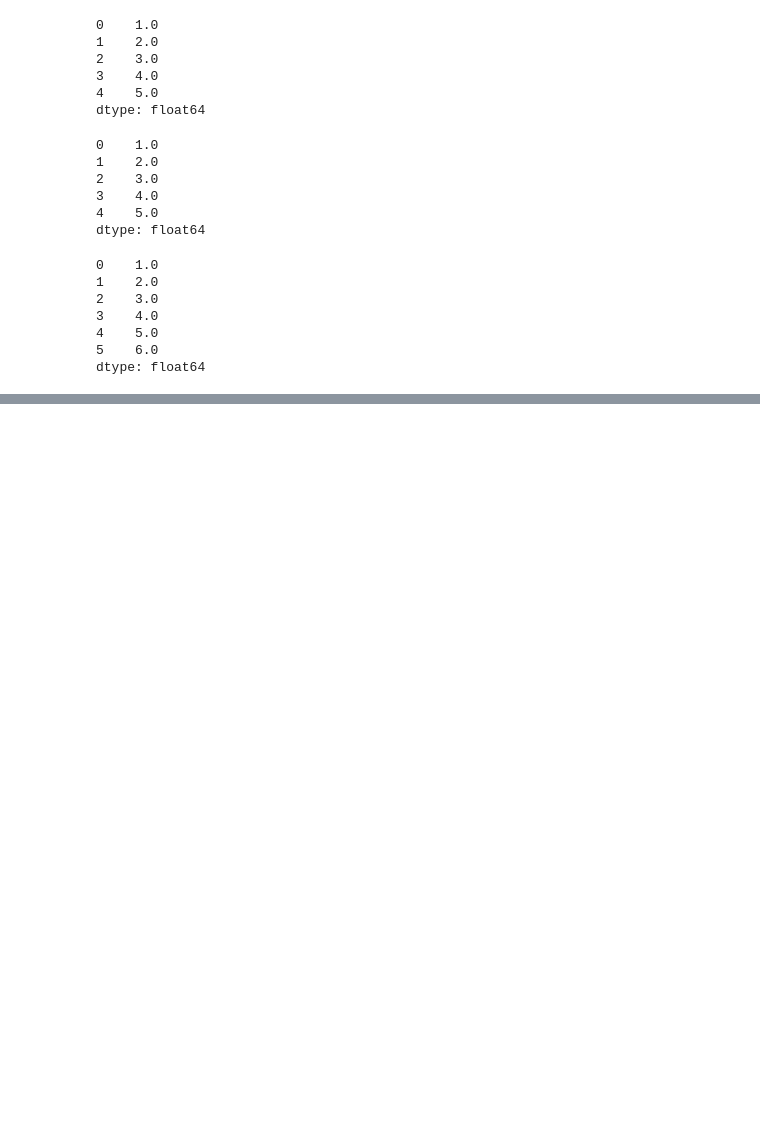
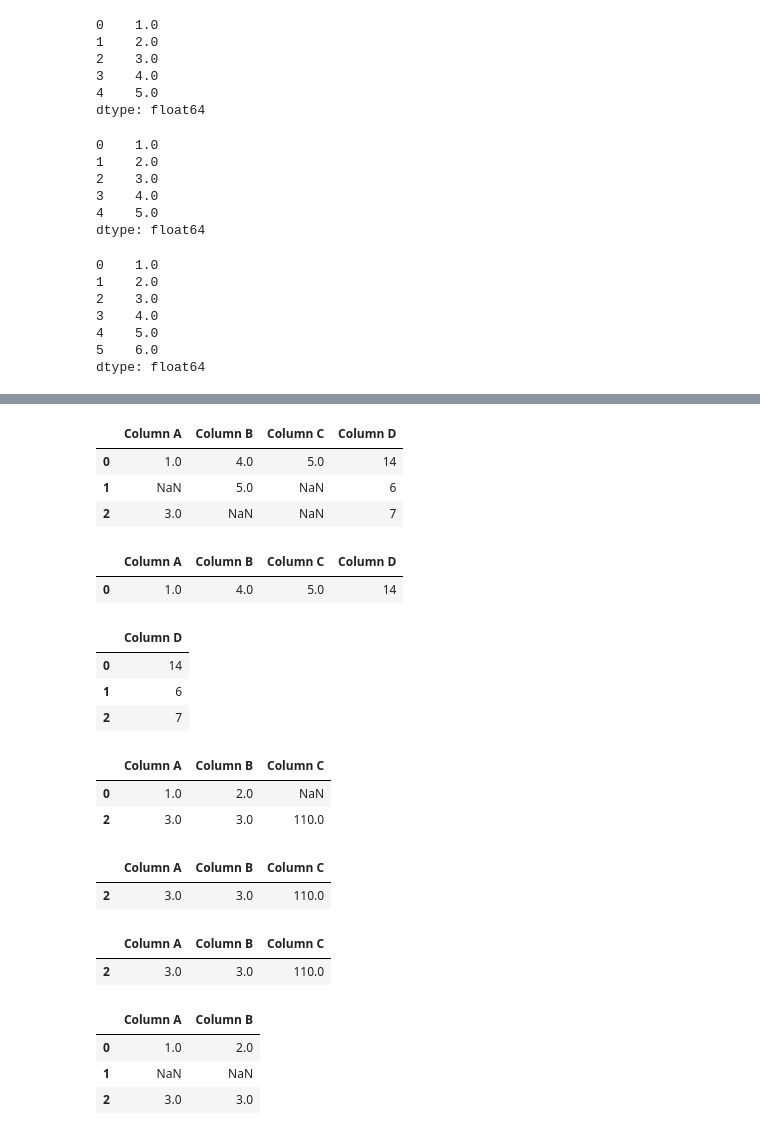
Before and after one commit to Yanil01/pandas_, a Jupyter notebook: main.ipynb, the cells around one changed output, grey strips where cells are left out. Saved outputs shown, nothing was run; the diff lists cells and outputs as text; code cells hidden in the pictures; blank space fills up the shorter version.

```diff
--- a/main.ipynb
+++ b/main.ipynb
@@ -876,0 +911,19 @@ dtype: float64
+# %%
+df
+# %% [output]
+|  | Column A | Column B | Column C | Column D |
+| 0 | 1.0 | 4.0 | 5.0 | 14 |
+| 1 | NaN | 5.0 | NaN | 6 |
+| 2 | 3.0 | NaN | NaN | 7 |
+# %%
+df.dropna(axis=0) # drop the rows with null values
+# %% [output]
+|  | Column A | Column B | Column C | Column D |
+| 0 | 1.0 | 4.0 | 5.0 | 14 |
+# %%
+df.dropna(axis=1) # drop the columns with null values
+# %% [output]
+|  | Column D |
+| 0 | 14 |
+| 1 | 6 |
+| 2 | 7 |
@@ -876,0 +932,23 @@ dtype: float64
+# %%
+df2.dropna(how='all') # drop the rows with all null values
+# %% [output]
+|  | Column A | Column B | Column C |
+| 0 | 1.0 | 2.0 | NaN |
+| 2 | 3.0 | 3.0 | 110.0 |
+# %%
+df2.dropna(how='any') # drop the rows with any null values
+# %% [output]
+|  | Column A | Column B | Column C |
+| 2 | 3.0 | 3.0 | 110.0 |
+# %%
+df2.dropna(thresh=3) # drop the rows with less than 3 null values
+# %% [output]
+|  | Column A | Column B | Column C |
+| 2 | 3.0 | 3.0 | 110.0 |
+# %%
+df2.dropna(thresh=2,axis='columns') # drop the columns with less than 2 null values
+# %% [output]
+|  | Column A | Column B |
+| 0 | 1.0 | 2.0 |
+| 1 | NaN | NaN |
+| 2 | 3.0 | 3.0 |
```
Also changed, not shown: parts of 11 cells of this notebook.
